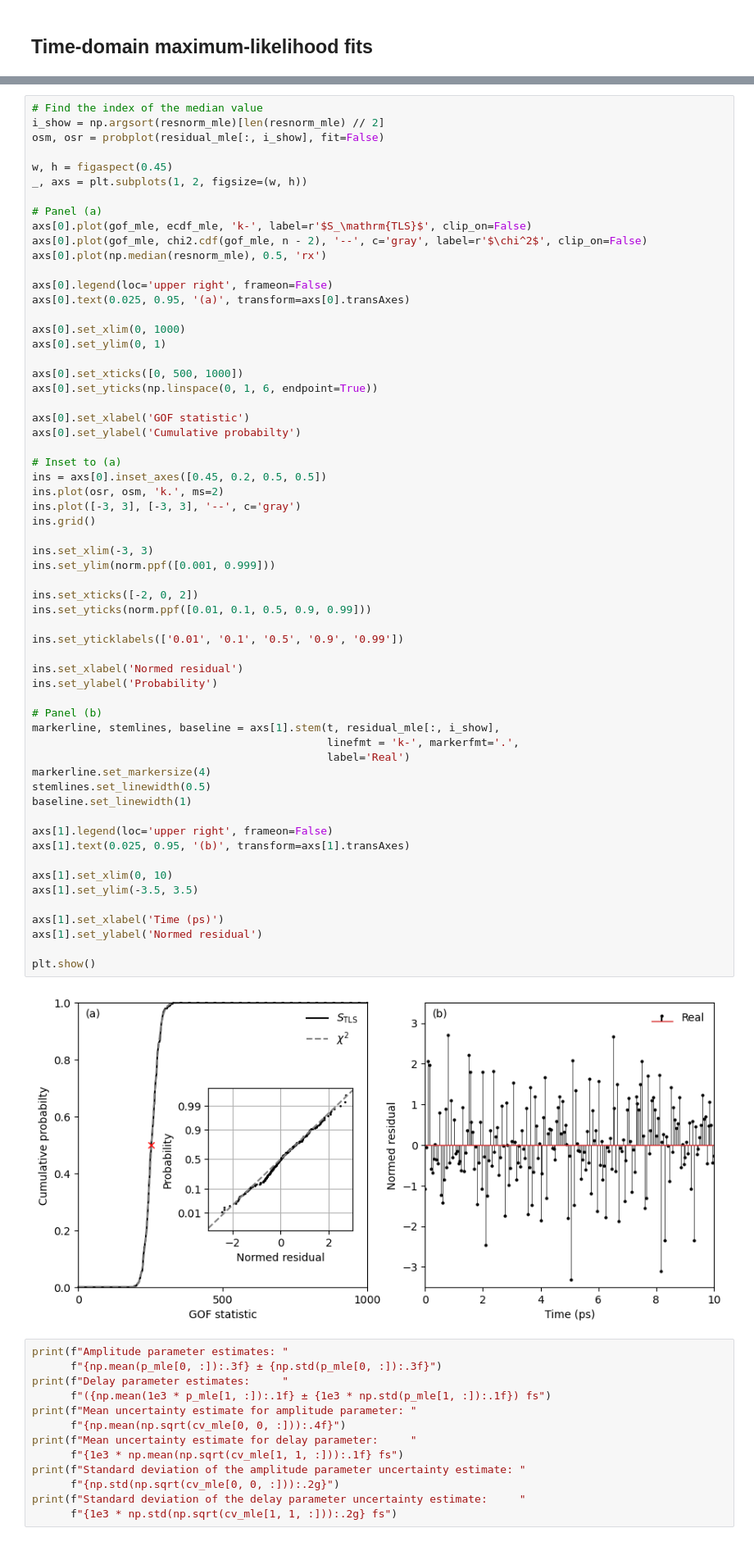
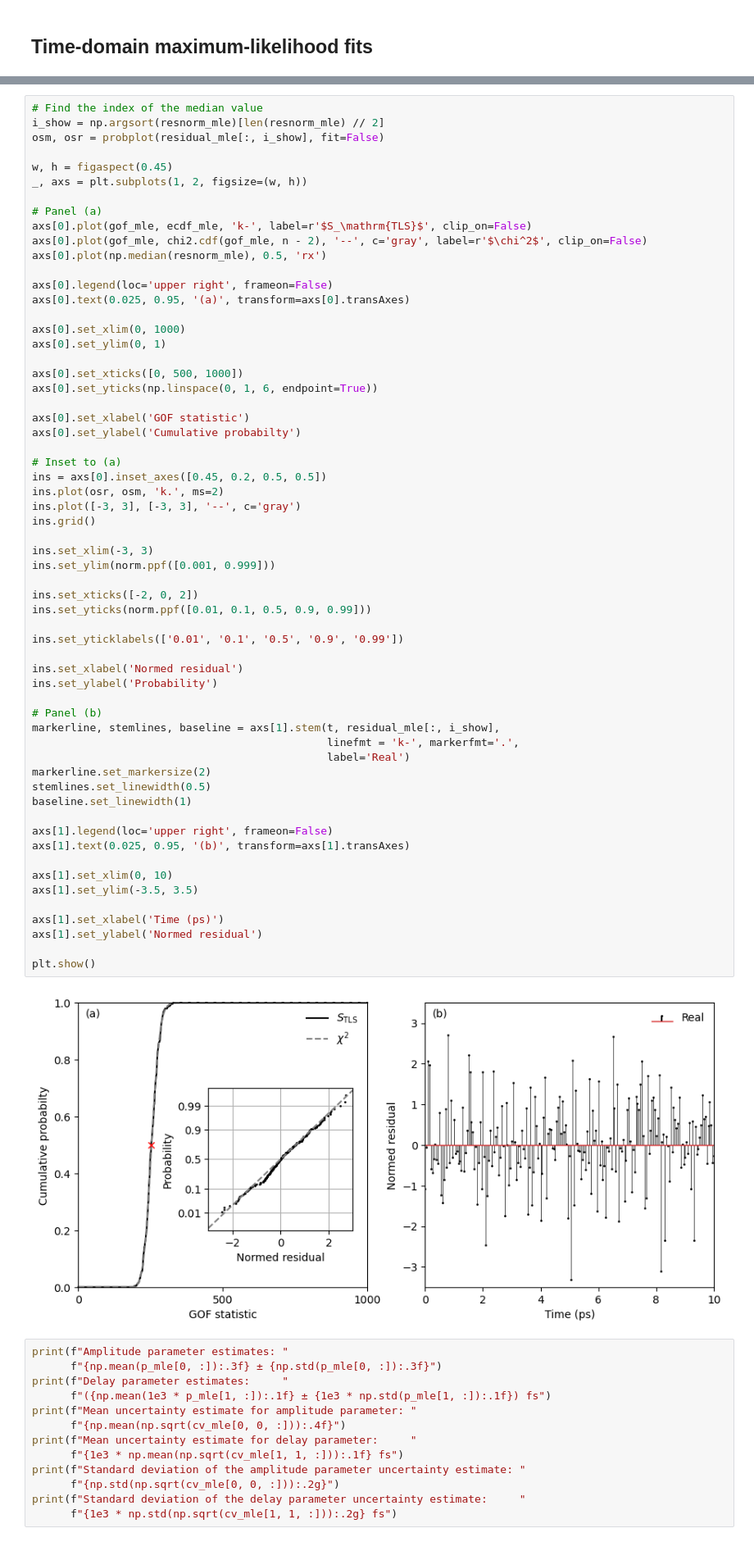
Before and after one commit to dodge-research-group/thztools, a Jupyter notebook: examples/simulation-example.ipynb, the cells around one changed output, grey strips where cells are left out. Shown at 82% size. Saved outputs shown, nothing was run; the diff lists cells and outputs as text.

```diff
--- a/examples/simulation-example.ipynb
+++ b/examples/simulation-example.ipynb
@@ -364,35 +375,35 @@ ins.grid()
 
 ins.set_xlim(-3, 3)
 ins.set_ylim(norm.ppf([0.001, 0.999]))
 
 ins.set_xticks([-2, 0, 2])
 ins.set_yticks(norm.ppf([0.01, 0.1, 0.5, 0.9, 0.99]))
 
 ins.set_yticklabels(['0.01', '0.1', '0.5', '0.9', '0.99'])
 
 ins.set_xlabel('Normed residual')
 ins.set_ylabel('Probability')
 
 # Panel (b)
 markerline, stemlines, baseline = axs[1].stem(t, residual_mle[:, i_show],
                                               linefmt = 'k-', markerfmt='.',
                                               label='Real')
-markerline.set_markersize(4)
+markerline.set_markersize(2)
 stemlines.set_linewidth(0.5)
 baseline.set_linewidth(1)
 
 axs[1].legend(loc='upper right', frameon=False)
 axs[1].text(0.025, 0.95, '(b)', transform=axs[1].transAxes)
 
 axs[1].set_xlim(0, 10)
 axs[1].set_ylim(-3.5, 3.5)
 
 axs[1].set_xlabel('Time (ps)')
 axs[1].set_ylabel('Normed residual')
 
 plt.show()
 # %% [output]
-[figure, old version]
+[figure, new version]
 # %%
 print(f"Amplitude parameter estimates: "
       f"{np.mean(p_mle[0, :]):.3f} ± {np.std(p_mle[0, :]):.3f}")
```
Also changed, not shown: parts of 5 cells of this notebook.
